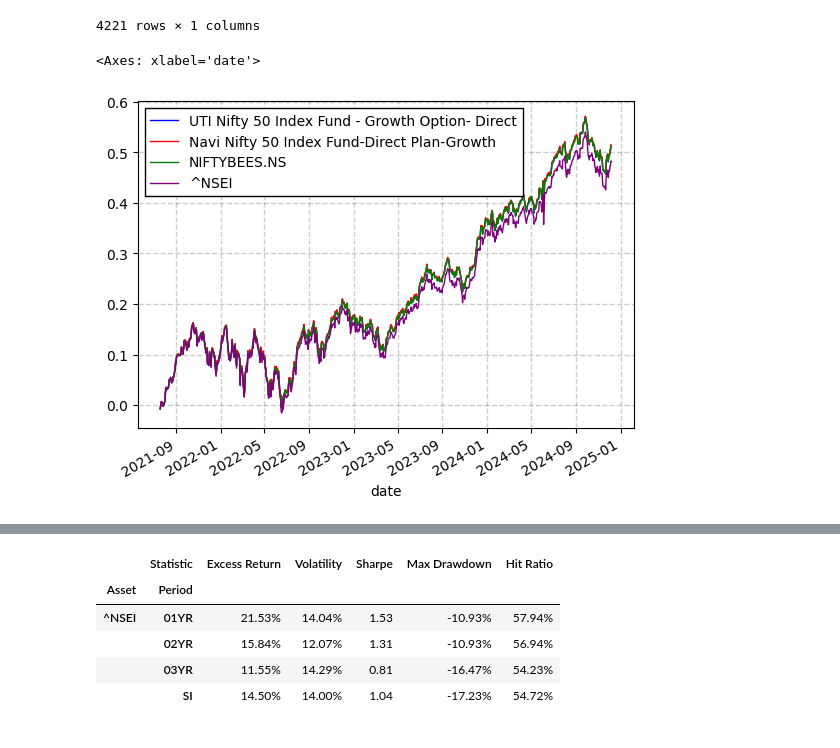
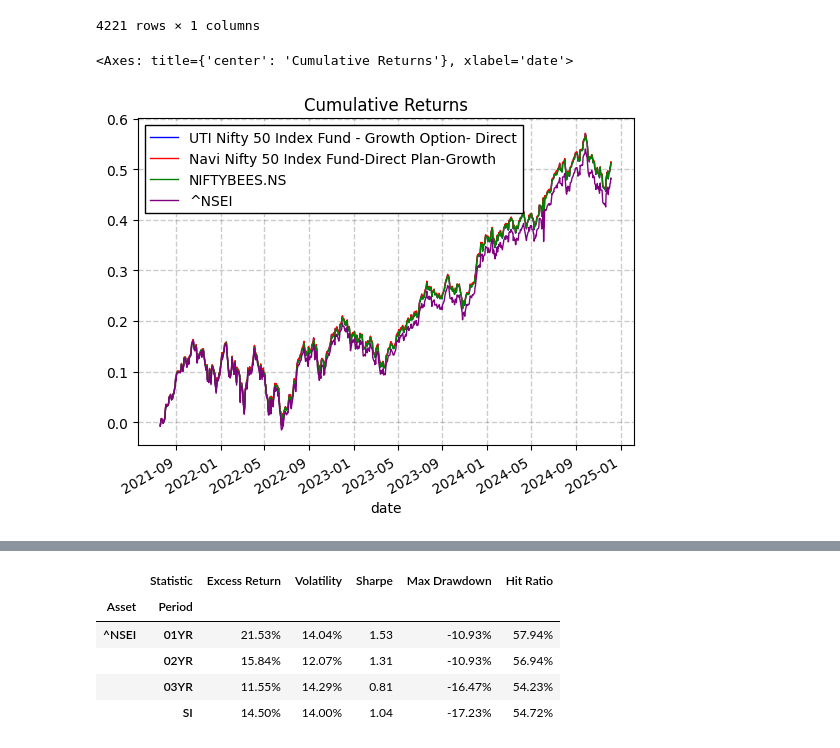
Before and after one commit to nakulrandad/Quant-Finance, a Jupyter notebook: analysis/nifty_etf_vs_mf.ipynb, the cells around one changed output, grey strips where cells are left out. Saved outputs shown, nothing was run; the diff lists cells and outputs as text; code cells hidden in the pictures.

```diff
--- a/analysis/nifty_etf_vs_mf.ipynb
+++ b/analysis/nifty_etf_vs_mf.ipynb
@@ -74,10 +74,10 @@ bmk
 # %%
 df = pd.concat([mf_df, nifty_etf, bmk], axis=1).quant.align()
 # %%
-df.cumsum().plot()
+df.cumsum().plot(title="Cumulative Returns")
 # %% [output]
-<Axes: xlabel='date'>
+<Axes: title={'center': 'Cumulative Returns'}, xlabel='date'>
-[figure, old version]
+[figure, new version]
 # %%
 qt.backtest.perf_summary_table(df.drop(columns=["^NSEI"]), bmk=df[["^NSEI"]])
 # %% [output]
```
Also changed, not shown: parts of 1 cell of this notebook.
